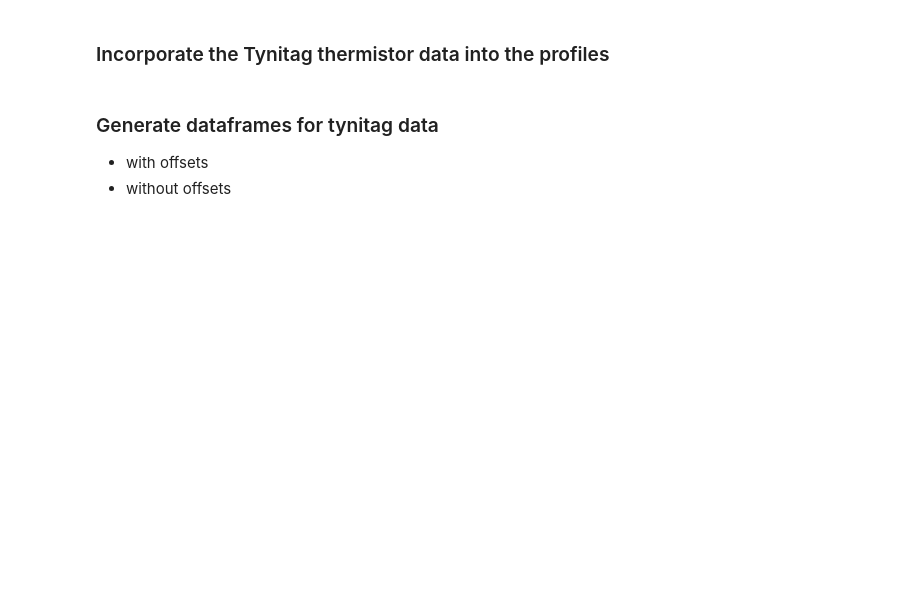
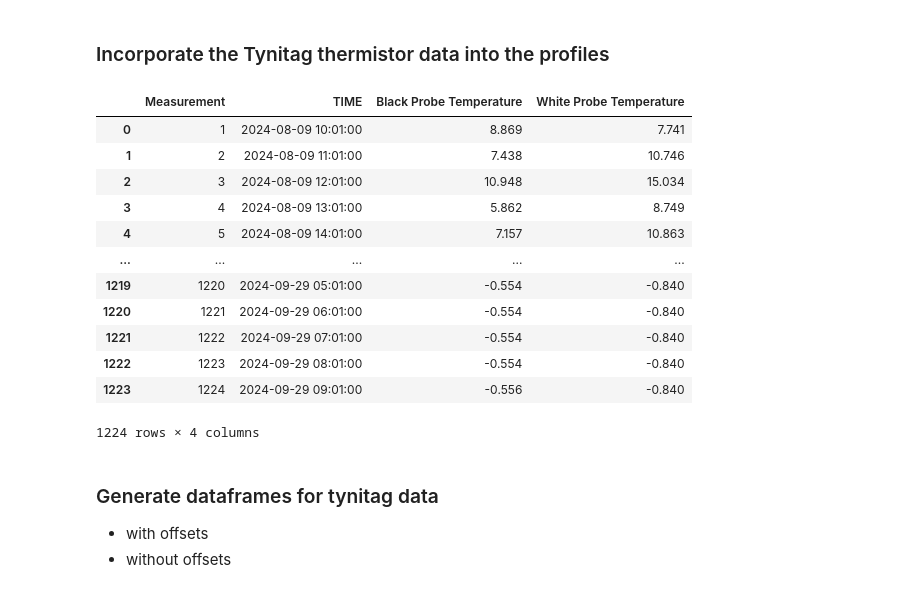
Before and after one commit to sdrocer/polythermal_swiss_glaciers, a Jupyter notebook: processing/process_geoprecision_thermistor_data.ipynb, the cells around one changed output. Drawn from its saved outputs; the diff is of its cells as text; code cells hidden in the pictures; blank space fills up the shorter version.

```diff
--- a/processing/process_geoprecision_thermistor_data.ipynb
+++ b/processing/process_geoprecision_thermistor_data.ipynb
@@ -282,6 +281,22 @@ tynitag_offsets = pd.read_csv(tt_icetemp_dir + '../../calibration_data/all_logge
 # get data offsets for CH5 & CH6
 CH5tt_offsets = tynitag_offsets[tynitag_offsets['Logger'] == 7]
 CH6tt_offsets = tynitag_offsets[tynitag_offsets['Logger'] == 8]
+# %%
+CH5tt_data
+# %% [output]
+|  | Measurement | TIME | Black Probe Temperature | White Probe Temperature |
+| 0 | 1 | 2024-08-09 10:01:00 | 8.869 | 7.741 |
+| 1 | 2 | 2024-08-09 11:01:00 | 7.438 | 10.746 |
+| 2 | 3 | 2024-08-09 12:01:00 | 10.948 | 15.034 |
+| 3 | 4 | 2024-08-09 13:01:00 | 5.862 | 8.749 |
+| 4 | 5 | 2024-08-09 14:01:00 | 7.157 | 10.863 |
+| ... | ... | ... | ... | ... |
+| 1219 | 1220 | 2024-09-29 05:01:00 | -0.554 | -0.840 |
+| 1220 | 1221 | 2024-09-29 06:01:00 | -0.554 | -0.840 |
+| 1221 | 1222 | 2024-09-29 07:01:00 | -0.554 | -0.840 |
+| 1222 | 1223 | 2024-09-29 08:01:00 | -0.554 | -0.840 |
+| 1223 | 1224 | 2024-09-29 09:01:00 | -0.556 | -0.840 |
+1224 rows × 4 columns
 # %% [markdown]
 ### Generate dataframes for tynitag data
 - with offsets
```
Also changed, not shown: parts of 8 cells of this notebook.
